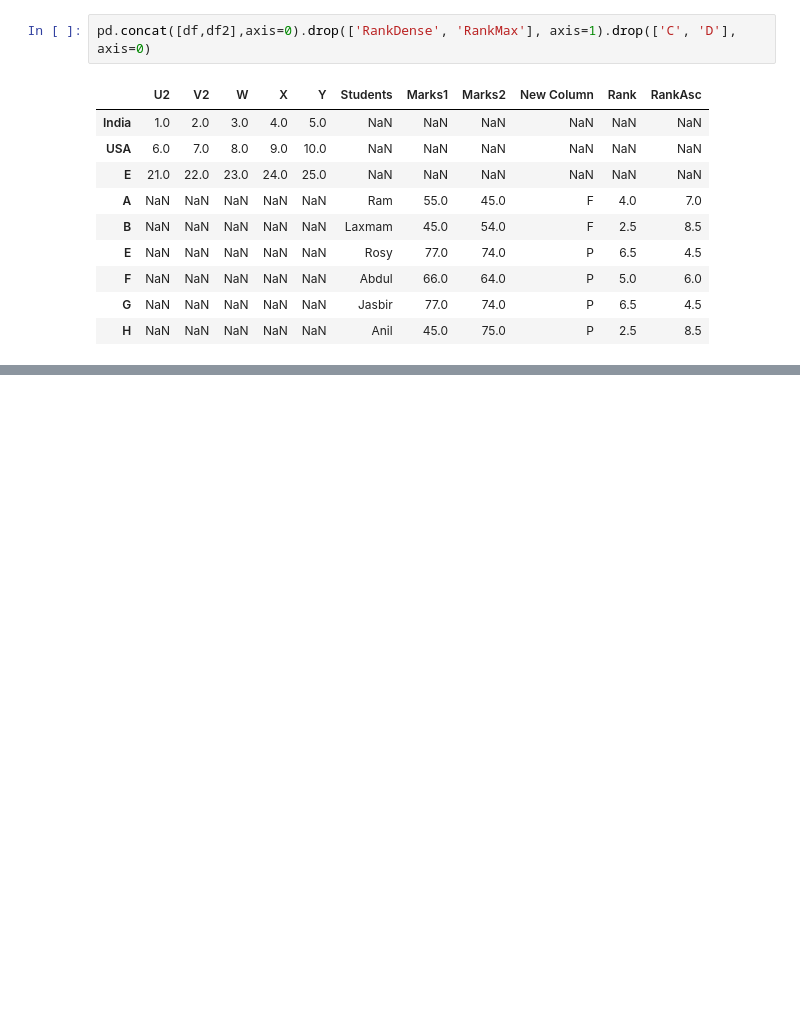
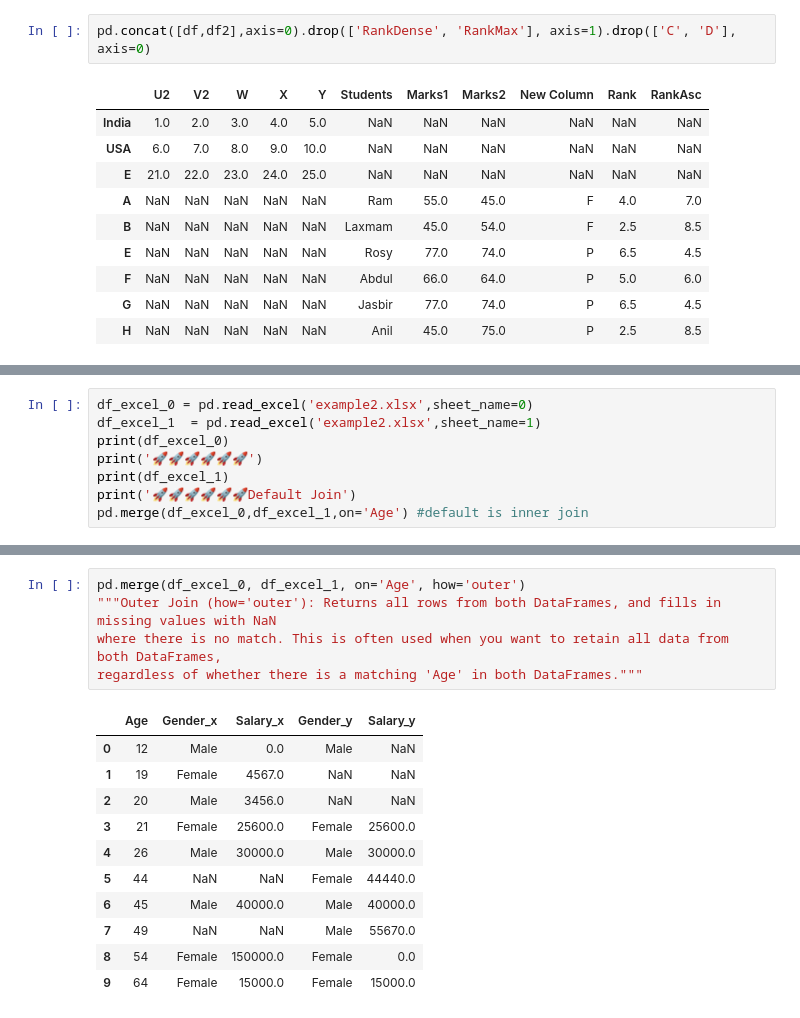
Before and after one commit to sfdxlwcSs/python-Basics, a Jupyter notebook: 101124/10thNovember.ipynb, the cells around one changed output, grey strips where cells are left out. Cells and saved outputs as stored; diff of their text form; blank space fills up the shorter version.

```diff
--- a/101124/10thNovember.ipynb
+++ b/101124/10thNovember.ipynb
@@ -847,0 +965,8 @@ pd.concat([df,df2],axis=0).drop(['RankDense', 'RankMax'], axis=1).drop(['C', 'D'
+# %%
+df_excel_0 = pd.read_excel('example2.xlsx',sheet_name=0)
+df_excel_1  = pd.read_excel('example2.xlsx',sheet_name=1)
+print(df_excel_0)
+print('🚀🚀🚀🚀🚀🚀')
+print(df_excel_1)
+print('🚀🚀🚀🚀🚀🚀Default Join')
+pd.merge(df_excel_0,df_excel_1,on='Age') #default is inner join
@@ -847,0 +1042,17 @@ pd.concat([df,df2],axis=0).drop(['RankDense', 'RankMax'], axis=1).drop(['C', 'D'
+# %%
+pd.merge(df_excel_0, df_excel_1, on='Age', how='outer')
+"""Outer Join (how='outer'): Returns all rows from both DataFrames, and fills in missing values with NaN
+where there is no match. This is often used when you want to retain all data from both DataFrames,
+regardless of whether there is a matching 'Age' in both DataFrames."""
+# %% [output]
+|  | Age | Gender_x | Salary_x | Gender_y | Salary_y |
+| 0 | 12 | Male | 0.0 | Male | NaN |
+| 1 | 19 | Female | 4567.0 | NaN | NaN |
+| 2 | 20 | Male | 3456.0 | NaN | NaN |
+| 3 | 21 | Female | 25600.0 | Female | 25600.0 |
+| 4 | 26 | Male | 30000.0 | Male | 30000.0 |
+| 5 | 44 | NaN | NaN | Female | 44440.0 |
+| 6 | 45 | Male | 40000.0 | Male | 40000.0 |
+| 7 | 49 | NaN | NaN | Male | 55670.0 |
+| 8 | 54 | Female | 150000.0 | Female | 0.0 |
+| 9 | 64 | Female | 15000.0 | Female | 15000.0 |
```
Also changed, not shown: parts of 22 cells of this notebook, 17 other files.
